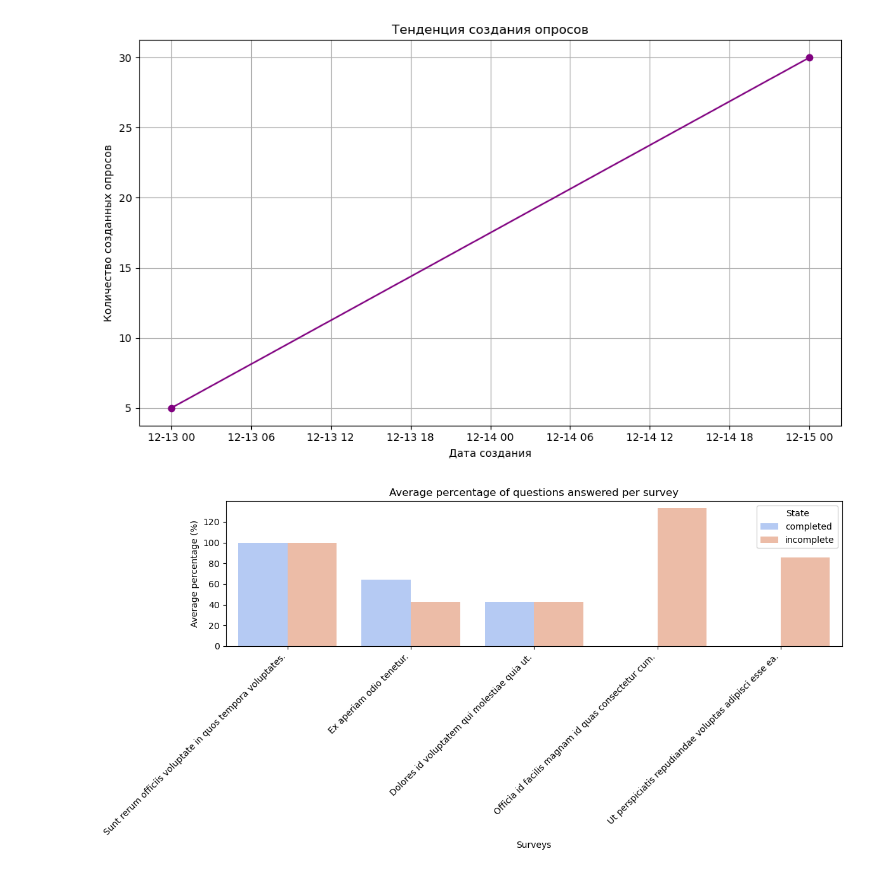
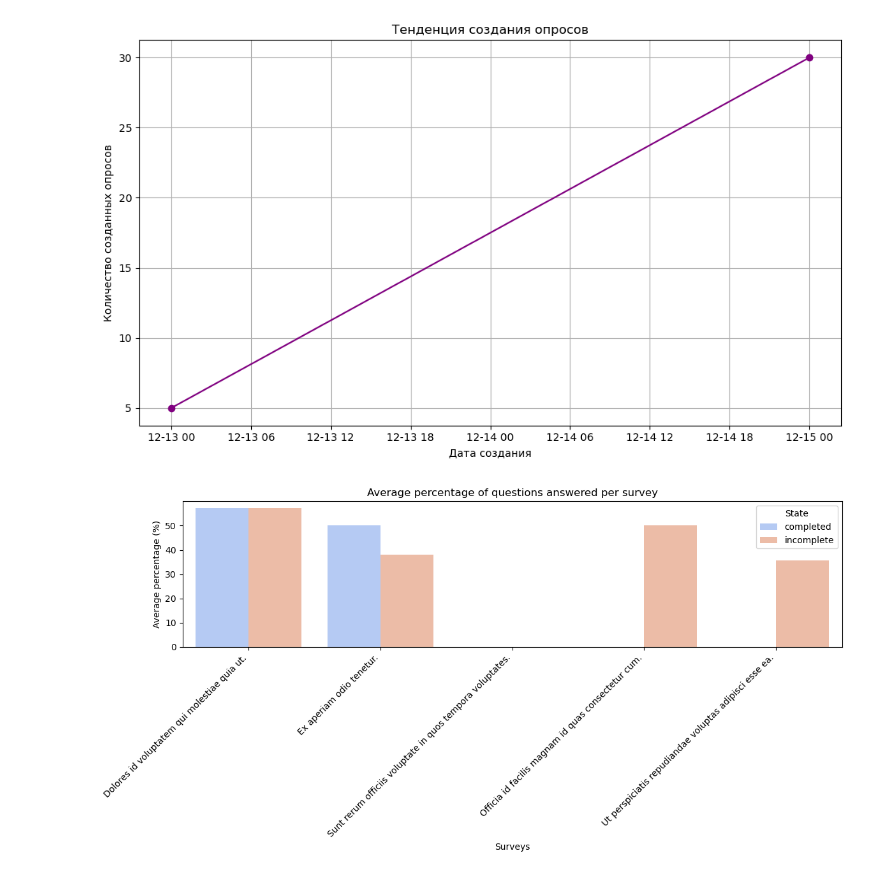
Before and after one commit to Duvi-D/Design-of-information-systems, a Jupyter notebook: Grapichs.ipynb, the cells around one changed output. Cells and saved outputs as stored; diff of their text form; code cells hidden in the pictures.

```diff
--- a/Grapichs.ipynb
+++ b/Grapichs.ipynb
@@ -212,40 +212,43 @@ WITH TotalQuestions AS (
 UserResponses AS (
     SELECT ua.survey_id, ua.user_id, ua.status, COUNT(a.id) AS answered_questions
     FROM UserAttempts ua
-    LEFT JOIN Answers a ON ua.survey_id = a.question_id
+    LEFT JOIN Answers a ON a.question_id IN (
+        SELECT q.id FROM Questions q WHERE q.survey_id = ua.survey_id
+    ) AND ua.user_id = a.user_id
     GROUP BY ua.survey_id, ua.user_id, ua.status
 ),
 ResponsePercentage AS (
     SELECT ur.survey_id, ur.user_id, ur.status,
-           (ur.answered_questions * 100.0 / tq.total_questions) AS percentage
+           ROUND((ur.answered_questions * 100.0 / NULLIF(tq.total_questions, 0)), 2) AS percentage
     FROM UserResponses ur
     JOIN TotalQuestions tq ON ur.survey_id = tq.survey_id
 ),
 AveragePercentage AS (
     SELECT rp.survey_id, rp.status, AVG(rp.percentage) AS avg_response_percentage
     FROM ResponsePercentage rp
     GROUP BY rp.survey_id, rp.status
 )
 SELECT s.title AS survey_title, ap.status, ap.avg_response_percentage
 FROM AveragePercentage ap
 JOIN Surveys s ON ap.survey_id = s.id
 ORDER BY ap.status, ap.avg_response_percentage DESC;
+
 
 """
 
 # Leer datos en un DataFrame
 df = pd.read_sql(query, connection)
 connection.close()
 
 # Configurar el gráfico
 plt.figure(figsize=(12, 6))
 sns.barplot(data=df, x='survey_title', y='avg_response_percentage', hue='status', palette='coolwarm')
 plt.xlabel('Surveys')
 plt.ylabel('Average percentage (%)')
 plt.title('Average percentage of questions answered per survey')
 plt.xticks(rotation=45, ha='right')
 plt.tight_layout()
 plt.legend(title='State')
 plt.show()
 # %% [output]
-[figure, old version]
+[figure, new version]
```
